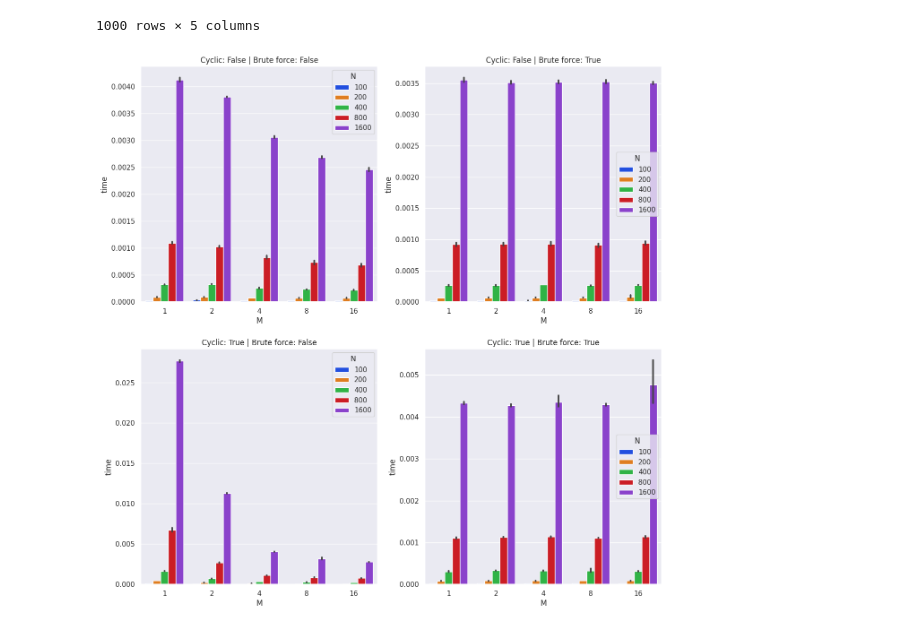
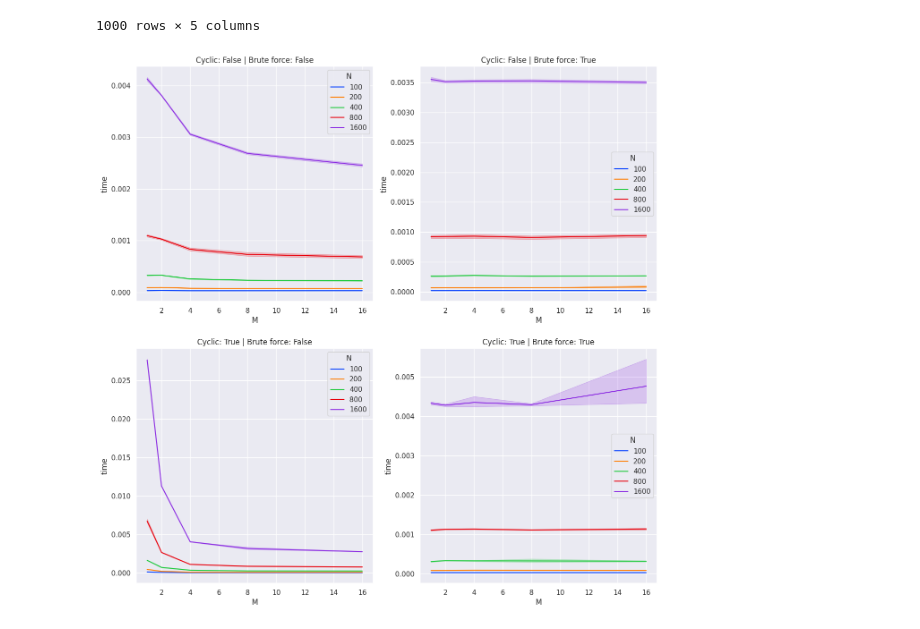
Before and after one commit to lvittor/ss, a Jupyter notebook: notebooks/plot.ipynb, the cells around one changed output. Saved outputs shown, nothing was run; the diff lists cells and outputs as text; code cells hidden in the pictures.

Commit message:
feat: add plot that compares times by N

```diff
--- a/notebooks/plot.ipynb
+++ b/notebooks/plot.ipynb
@@ -24,9 +24,9 @@ df
 # %%
 fig, ((ax1, ax2), (ax3, ax4)) = plt.subplots(2, 2, figsize=(15, 15))
 axs = (ax1, ax2, ax3, ax4)
 
 for ((cyclic, brute_force), s), ax in zip(df.groupby(['cyclic', 'brute_force']), axs):
-    sns.barplot(ax = ax, x='M', y='time', hue='N', data=s, palette=sns.color_palette("bright", 5))
+    sns.lineplot(ax = ax, x='M', y='time', hue='N', data=s, palette=sns.color_palette("bright", 5))
     ax.set_title(f'Cyclic: {cyclic} | Brute force: {brute_force}')
 # %% [output]
-[figure, old version]
+[figure, new version]
```
Also changed, not shown: parts of 1 cell of this notebook.
